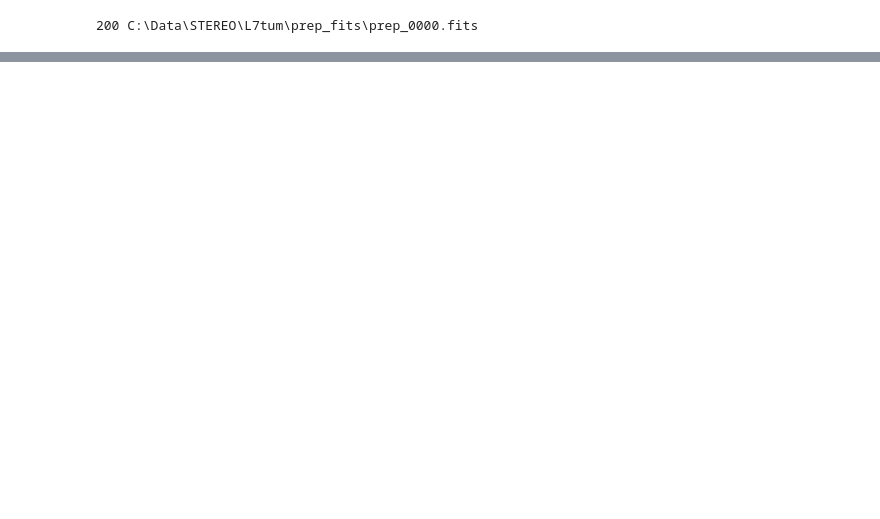
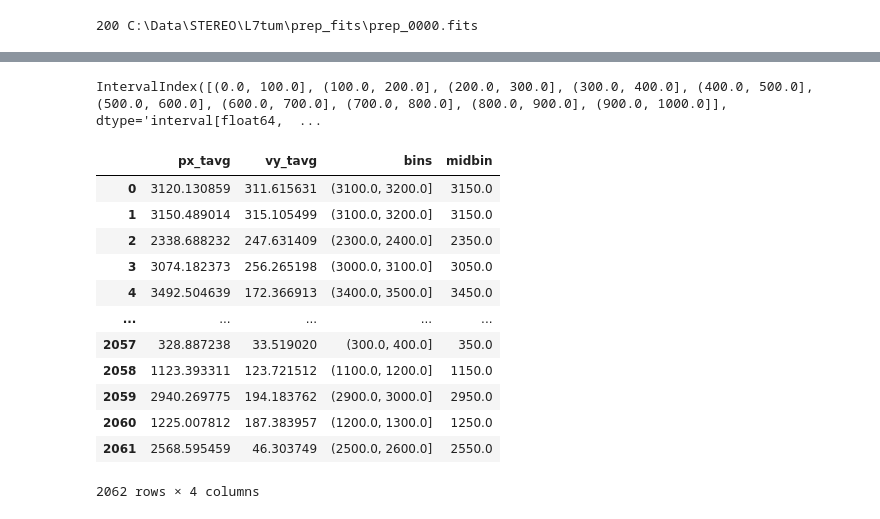
Before and after one commit to raphael-attie/sunflower, a Jupyter notebook: STEREO/COR2_balltracking.ipynb, the cells around one changed output, grey strips where cells are left out. Saved outputs shown, nothing was run; the diff lists cells and outputs as text; code cells hidden in the pictures; blank space fills up the shorter version.

```diff
--- a/STEREO/COR2_balltracking.ipynb
+++ b/STEREO/COR2_balltracking.ipynb
@@ -196,0 +299,13 @@ for i in range(0, 78):
+# %%
+px = 0.5*(ballpos[0,:,0:-1] + ballpos[0,:,1:])
+py = 0.5*(ballpos[1,:,0:-1] + ballpos[1,:,1:])
+vx = (ballpos[0,:,1:] - ballpos[0,:,0:-1])*VUNIT
+vy = (ballpos[1,:,1:] - ballpos[1,:,0:-1])*VUNIT
+# Eliminate backtracks
+vy[vy<0] = np.nan
+nan_balls_mask = np.all(np.isnan(vy), axis=1)
+keep_balls_mask = np.logical_not(nan_balls_mask)
+px = px[keep_balls_mask, :]
+py = py[keep_balls_mask, :]
+vx = vx[keep_balls_mask, :]
+vy = vy[keep_balls_mask, :]
@@ -196,0 +314,5 @@ for i in range(0, 78):
+# %%
+vy_tavg = np.nanmean(vy, axis=1)
+vy_tstd = np.nanstd(vy, axis=1)
+px_tavg = np.nanmean(px, axis=1)
+px_tavg.shape, vy_tavg.shape
@@ -196,0 +327,7 @@ for i in range(0, 78):
+# %%
+import pandas as pd
+# import pandas.DataFrame
+d = {'px_tavg': px_tavg, 'vy_tavg': vy_tavg}
+df = pd.DataFrame(data=d)
+df['bins'] = pd.cut(df['px_tavg'], bins=np.arange(0,3600,100), include_lowest=True)
+df
@@ -196,0 +348,32 @@ for i in range(0, 78):
+# %%
+from scipy.stats import binned_statistic
+bin_means, bin_edges, binnumber = binned_statistic(px_tavg, vy_tavg, statistic='mean', bins=np.arange(0,3600,100))
+
+bin_std, _, _ = binned_statistic(px_tavg, vy_tavg, statistic='std', bins=np.arange(0,3600,100))
+bin_count, _, _ = binned_statistic(px_tavg, vy_tavg, statistic='count', bins=np.arange(0,3600,100))
+bin_intervals = pd.IntervalIndex.from_arrays(bin_edges[:-1], bin_edges[1:])
+bin_intervals[0:10]
+# %% [output]
+IntervalIndex([(0.0, 100.0], (100.0, 200.0], (200.0, 300.0], (300.0, 400.0], (400.0, 500.0], (500.0, 600.0], (600.0, 700.0], (700.0, 800.0], (800.0, 900.0], (900.0, 1000.0]], dtype='interval[float64,  ...
+# %%
+def set_to_midbin(x, bin_intervals):
+    for interval in bin_intervals:
+        if x in interval:
+            return interval.mid
+
+df['midbin'] = df['px_tavg'].apply(lambda x: set_to_midbin(x, bin_intervals))
+df
+# %% [output]
+|  | px_tavg | vy_tavg | bins | midbin |
+| 0 | 3120.130859 | 311.615631 | (3100.0, 3200.0] | 3150.0 |
+| 1 | 3150.489014 | 315.105499 | (3100.0, 3200.0] | 3150.0 |
+| 2 | 2338.688232 | 247.631409 | (2300.0, 2400.0] | 2350.0 |
+| 3 | 3074.182373 | 256.265198 | (3000.0, 3100.0] | 3050.0 |
+| 4 | 3492.504639 | 172.366913 | (3400.0, 3500.0] | 3450.0 |
+| ... | ... | ... | ... | ... |
+| 2057 | 328.887238 | 33.519020 | (300.0, 400.0] | 350.0 |
+| 2058 | 1123.393311 | 123.721512 | (1100.0, 1200.0] | 1150.0 |
+| 2059 | 2940.269775 | 194.183762 | (2900.0, 3000.0] | 2950.0 |
+| 2060 | 1225.007812 | 187.383957 | (1200.0, 1300.0] | 1250.0 |
+| 2061 | 2568.595459 | 46.303749 | (2500.0, 2600.0] | 2550.0 |
+2062 rows × 4 columns
```
Also changed, not shown: parts of 29 cells of this notebook, 2 other files.
